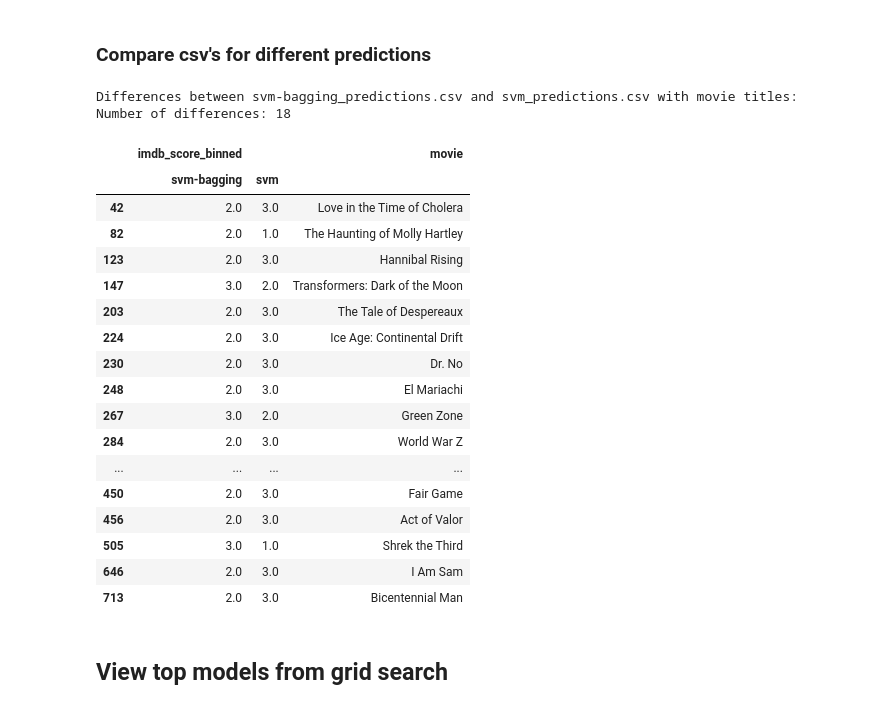
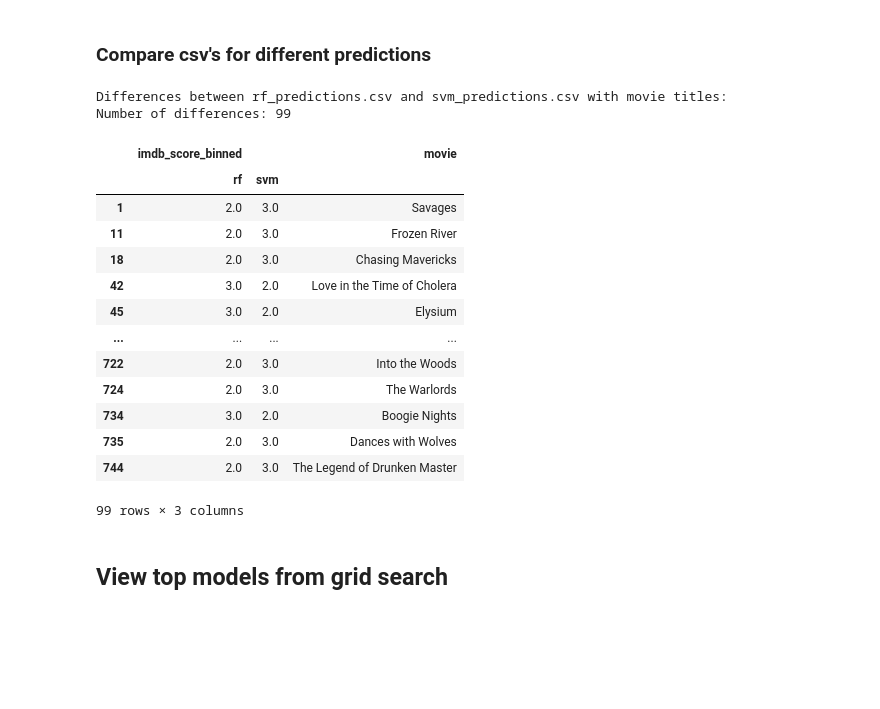
Before and after one commit to JZYNX/ML-assignment-2, a Jupyter notebook: COMP30027-Project2.ipynb, the cells around one changed output. Saved outputs shown, nothing was run; the diff lists cells and outputs as text; code cells hidden in the pictures; blank space fills up the shorter version.

```diff
--- a/COMP30027-Project2.ipynb
+++ b/COMP30027-Project2.ipynb
@@ -1096,52 +1085,48 @@ prediction_df.to_csv('ensemble_predictions.csv', index=False)
 # %% [markdown]
 ### Compare csv's for different predictions
 # %%
-csv1 = 'svm-bagging_predictions.csv'
+csv1 = 'rf_predictions.csv'
 csv2 = 'svm_predictions.csv'
 
 df1_name = csv1.split('_')[0]
 df2_name = csv2.split('_')[0]
 
 # Read the first CSV file
 df1 = pd.read_csv(csv1)
 
 # Read the second CSV file
 df2 = pd.read_csv(csv2)
 
 # Compare the two DataFrames
 differences = df1.compare(df2)
 differences = differences.rename(columns={'self': df1_name, 'other': df2_name})
 
 # Print the differences
 print("Differences between", csv1, "and", csv2, "with movie titles:")
 print("Number of differences:", len(differences))
 
 movie_titles = pd.read_csv("project_data/test_dataset.csv").loc[differences.index, 'movie_title']
 differences['movie'] = movie_titles
 
 # Join movie titles to differences DataFrame
 display(differences)
 # %% [output]
-Differences between svm-bagging_predictions.csv and svm_predictions.csv with movie titles:
-Number of differences: 18
+Differences between rf_predictions.csv and svm_predictions.csv with movie titles:
+Number of differences: 99
 |  | imdb_score_binned |  | movie |
-|  | svm-bagging | svm |  |
-| 42 | 2.0 | 3.0 | Love in the Time of Cholera |
-| 82 | 2.0 | 1.0 | The Haunting of Molly Hartley |
-| 123 | 2.0 | 3.0 | Hannibal Rising |
-| 147 | 3.0 | 2.0 | Transformers: Dark of the Moon |
-| 203 | 2.0 | 3.0 | The Tale of Despereaux |
-| 224 | 2.0 | 3.0 | Ice Age: Continental Drift |
-| 230 | 2.0 | 3.0 | Dr. No |
-| 248 | 2.0 | 3.0 | El Mariachi |
-| 267 | 3.0 | 2.0 | Green Zone |
-| 284 | 2.0 | 3.0 | World War Z |
+|  | rf | svm |  |
+| 1 | 2.0 | 3.0 | Savages |
+| 11 | 2.0 | 3.0 | Frozen River |
+| 18 | 2.0 | 3.0 | Chasing Mavericks |
+| 42 | 3.0 | 2.0 | Love in the Time of Cholera |
+| 45 | 3.0 | 2.0 | Elysium |
 | ... | ... | ... | ... |
-| 450 | 2.0 | 3.0 | Fair Game |
-| 456 | 2.0 | 3.0 | Act of Valor |
-| 505 | 3.0 | 1.0 | Shrek the Third |
-| 646 | 2.0 | 3.0 | I Am Sam |
-| 713 | 2.0 | 3.0 | Bicentennial Man |
+| 722 | 2.0 | 3.0 | Into the Woods |
+| 724 | 2.0 | 3.0 | The Warlords |
+| 734 | 3.0 | 2.0 | Boogie Nights |
+| 735 | 2.0 | 3.0 | Dances with Wolves |
+| 744 | 2.0 | 3.0 | The Legend of Drunken Master |
+99 rows × 3 columns
 # %% [markdown]
 ## View top models from grid search
 # %%
```
Also changed, not shown: parts of 18 cells of this notebook, 2 other files.
